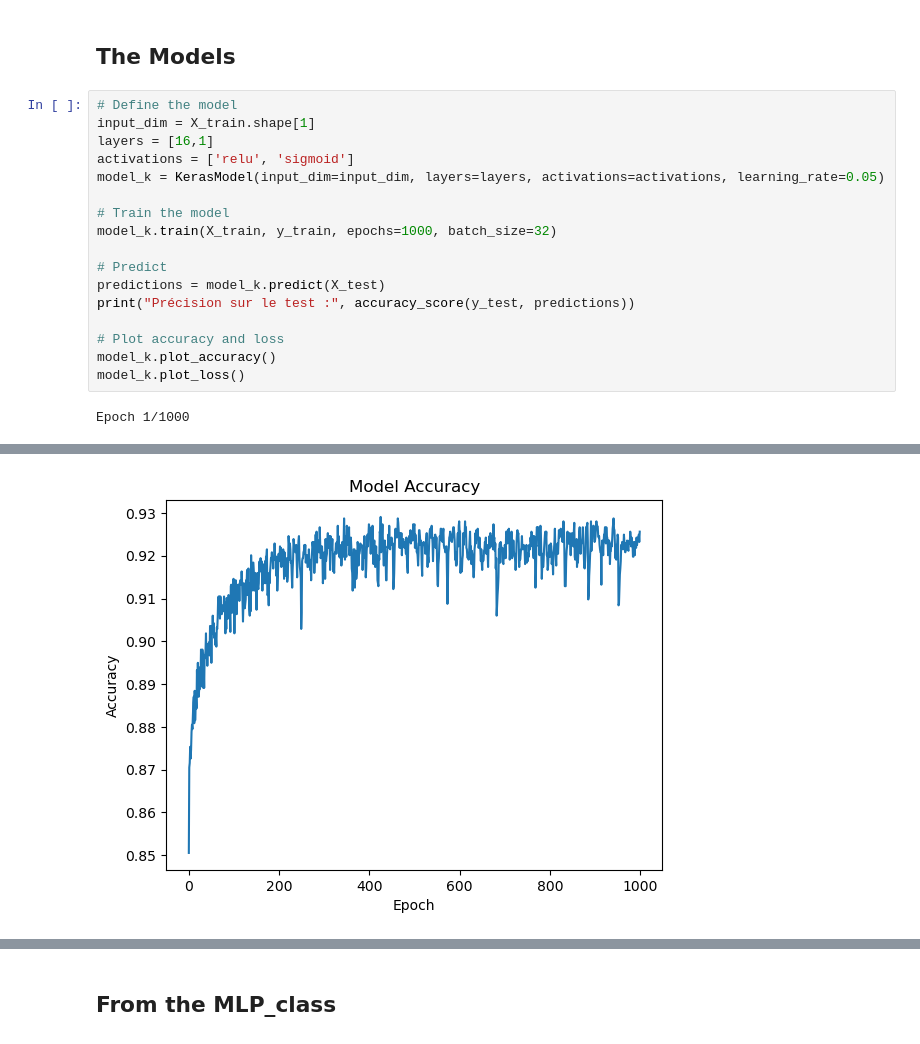
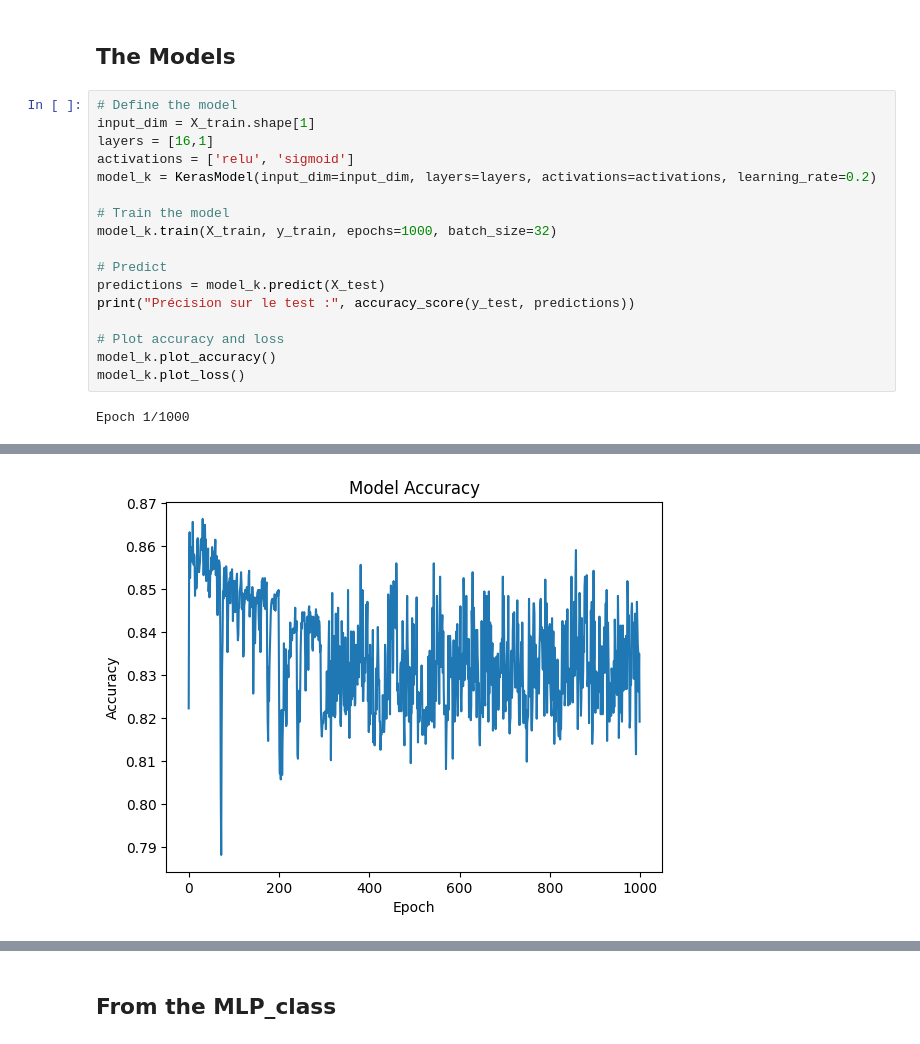
Before and after one commit to Feinst69/ANN-playground, a Jupyter notebook: model_test.ipynb, the cells around one changed output, grey strips where cells are left out. Saved outputs shown, nothing was run; the diff lists cells and outputs as text.

```diff
--- a/model_test.ipynb
+++ b/model_test.ipynb
@@ -120,7 +121,7 @@ X_train, X_test, y_train, y_test = train_test_split(X, y, test_size=0.2, random_
 input_dim = X_train.shape[1]
 layers = [16,1]
 activations = ['relu', 'sigmoid']
-model_k = KerasModel(input_dim=input_dim, layers=layers, activations=activations, learning_rate=0.05)
+model_k = KerasModel(input_dim=input_dim, layers=layers, activations=activations, learning_rate=0.2)
 
 # Train the model
 model_k.train(X_train, y_train, epochs=1000, batch_size=32)
@@ -154 +155 @@ Précision sur le test : 0.8567493112947658
-[figure, old version]
+[figure, new version]
```
Also changed, not shown: parts of 5 cells of this notebook.
